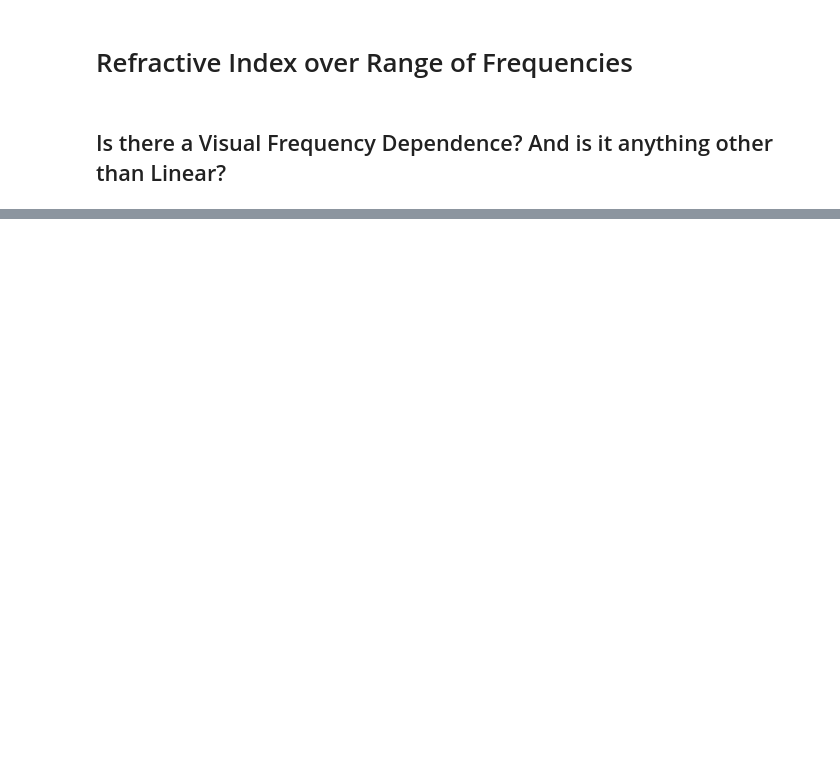
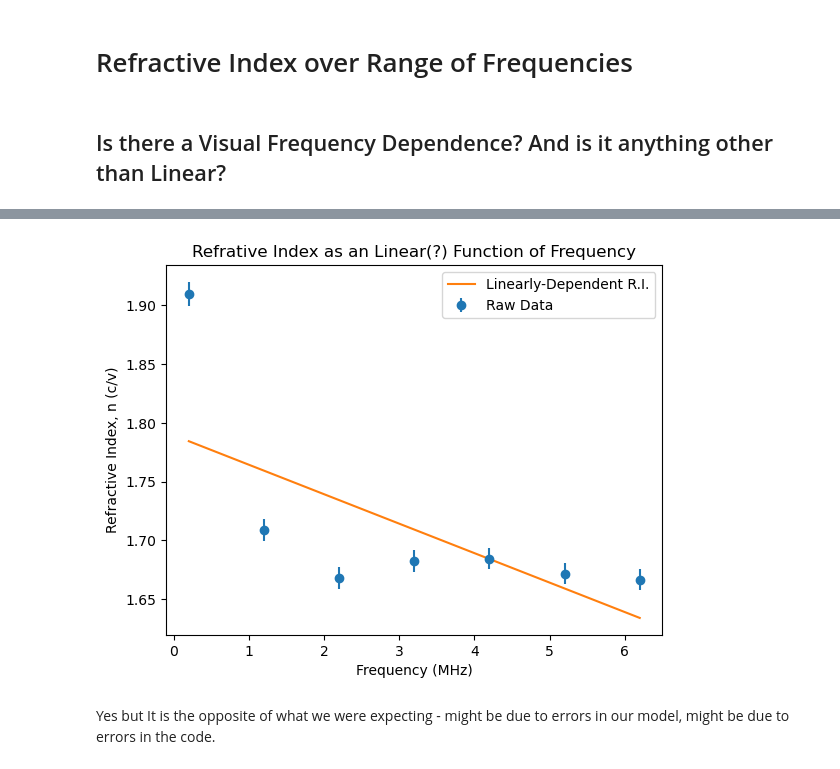
Before and after one commit to xingyzt/5bl, a Jupyter notebook: capstone/sine_propagation_delay.ipynb, the cells around one changed output, grey strips where cells are left out. Drawn from its saved outputs; the diff is of its cells as text; code cells hidden in the pictures; blank space fills up the shorter version.

```diff
--- a/capstone/sine_propagation_delay.ipynb
+++ b/capstone/sine_propagation_delay.ipynb
@@ -180,0 +239,15 @@ refractive_index_200kHz = avg_index(array_200k_trials)
+# %%
+def linear(x, m, b):
+    return m * x + b
+# %%
+linear_popt, linear_pcov = sp.optimize.curve_fit(linear, freq_values/(1e6), n_values, sigma=n_err)
+# %%
+plt.errorbar(freq_values/(1e6), n_values, yerr=n_err, fmt="o", label="Raw Data")
+plt.plot(freq_values/(1e6), linear(freq_values/(1e6), *linear_popt), label="Linearly-Dependent R.I.")
+plt.ylabel("Refractive Index, n (c/v)")
+plt.xlabel("Frequency (MHz)")
+plt.title("Refrative Index as an Linear(?) Function of Frequency")
+plt.legend()
+plt.show()
+# %% [output]
+[figure, added]
@@ -180,0 +262,2 @@ refractive_index_200kHz = avg_index(array_200k_trials)
+# %% [markdown]
+Yes but It is the opposite of what we were expecting - might be due to errors in our model, might be due to errors in the code.
```
Also changed, not shown: parts of 14 cells of this notebook.
